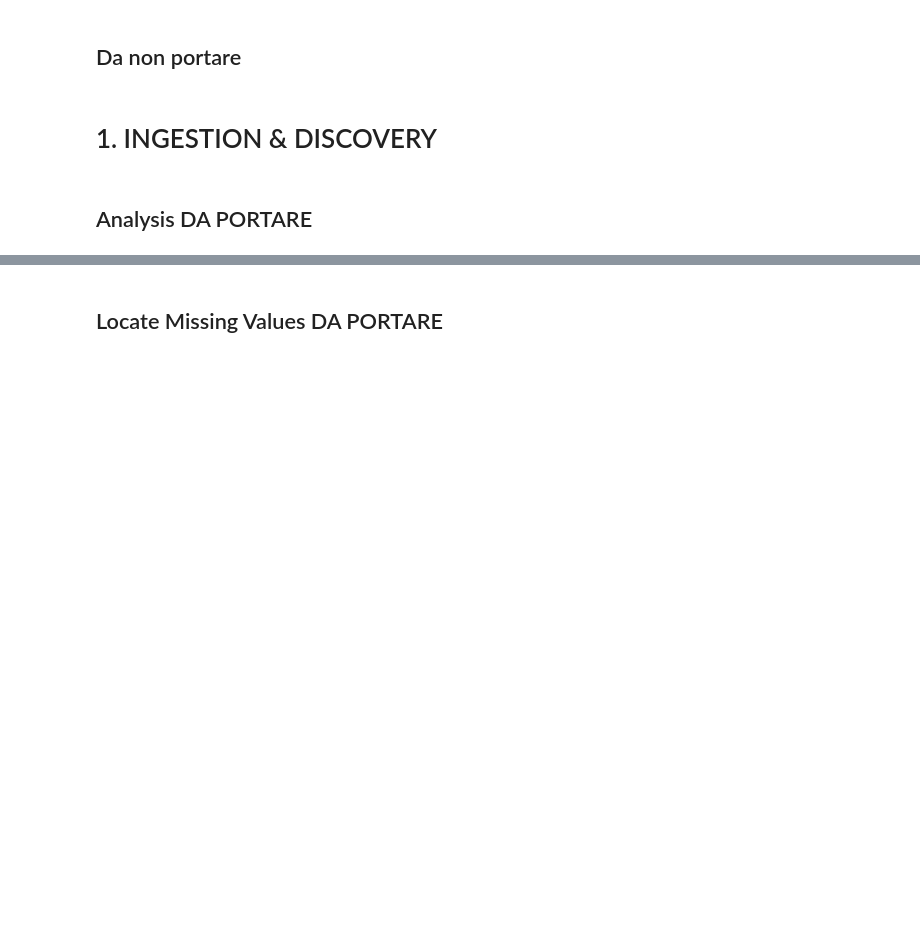
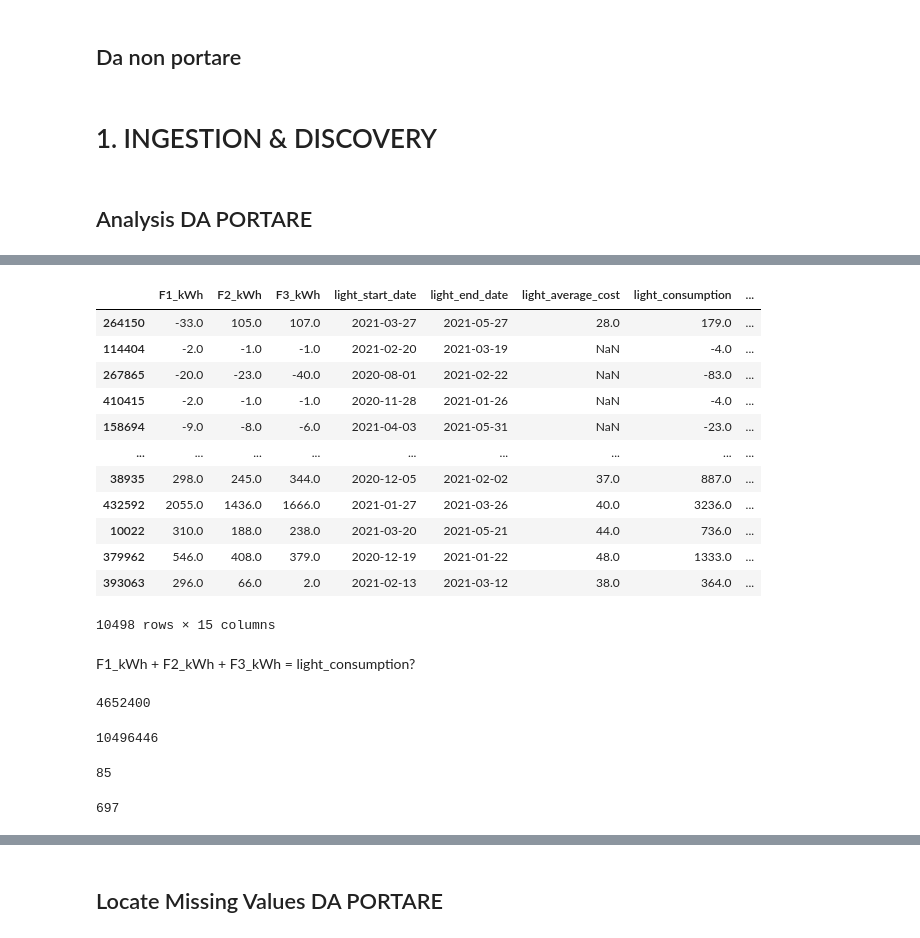
Before and after one commit to Il-Pela/BDMG-Project, a Jupyter notebook: Pelacani.ipynb, the cells around one changed output, grey strips where cells are left out. Saved outputs shown, nothing was run; the diff lists cells and outputs as text; code cells hidden in the pictures; blank space fills up the shorter version.

Commit message:
light and gas analysis

```diff
--- a/Pelacani.ipynb
+++ b/Pelacani.ipynb
@@ -466,0 +412,22 @@ def get_duplicate_col(df, soglia=0.9):
+# %%
+base[['F1_kWh', 'F2_kWh', 'F3_kWh', 'light_start_date', 'light_end_date', 'light_average_cost', 'light_consumption', 'light_offer_type', 'light_offer', 'light_amount', 'average_unit_light_cost', 'average_light_bill_cost', 'light_system_charges', 'light_transport_cost', 'light_material_cost']].sample(frac=0.001).compute()
+# %% [output]
+|  | F1_kWh | F2_kWh | F3_kWh | light_start_date | light_end_date | light_average_cost | light_consumption | ... |
+| 264150 | -33.0 | 105.0 | 107.0 | 2021-03-27 | 2021-05-27 | 28.0 | 179.0 | ... |
+| 114404 | -2.0 | -1.0 | -1.0 | 2021-02-20 | 2021-03-19 | NaN | -4.0 | ... |
+| 267865 | -20.0 | -23.0 | -40.0 | 2020-08-01 | 2021-02-22 | NaN | -83.0 | ... |
+| 410415 | -2.0 | -1.0 | -1.0 | 2020-11-28 | 2021-01-26 | NaN | -4.0 | ... |
+| 158694 | -9.0 | -8.0 | -6.0 | 2021-04-03 | 2021-05-31 | NaN | -23.0 | ... |
+| ... | ... | ... | ... | ... | ... | ... | ... | ... |
+| 38935 | 298.0 | 245.0 | 344.0 | 2020-12-05 | 2021-02-02 | 37.0 | 887.0 | ... |
+| 432592 | 2055.0 | 1436.0 | 1666.0 | 2021-01-27 | 2021-03-26 | 40.0 | 3236.0 | ... |
+| 10022 | 310.0 | 188.0 | 238.0 | 2021-03-20 | 2021-05-21 | 44.0 | 736.0 | ... |
+| 379962 | 546.0 | 408.0 | 379.0 | 2020-12-19 | 2021-01-22 | 48.0 | 1333.0 | ... |
+| 393063 | 296.0 | 66.0 | 2.0 | 2021-02-13 | 2021-03-12 | 38.0 | 364.0 | ... |
+10498 rows × 15 columns
+# %% [markdown]
+F1_kWh + F2_kWh + F3_kWh = light_consumption?
+# %%
+base[(base['light_consumption'] == (base['F1_kWh'] + base['F2_kWh'] + base['F3_kWh']))].shape[0].compute()
+# %% [output]
+4652400
@@ -466,0 +437,15 @@ def get_duplicate_col(df, soglia=0.9):
+# %%
+# row with all the values not null
+F_kWh[~F_kWh.isna().any(axis=1)].shape[0].compute()
+# %% [output]
+10496446
+# %%
+# row with all values null
+F_kWh[F_kWh.isna().all(axis=1)].shape[0].compute()
+# %% [output]
+85
+# %%
+# rows with at least 1 value null
+F_kWh[F_kWh.isna().any(axis=1)].shape[0].compute()
+# %% [output]
+697
```
Also changed, not shown: parts of 62 cells of this notebook.
